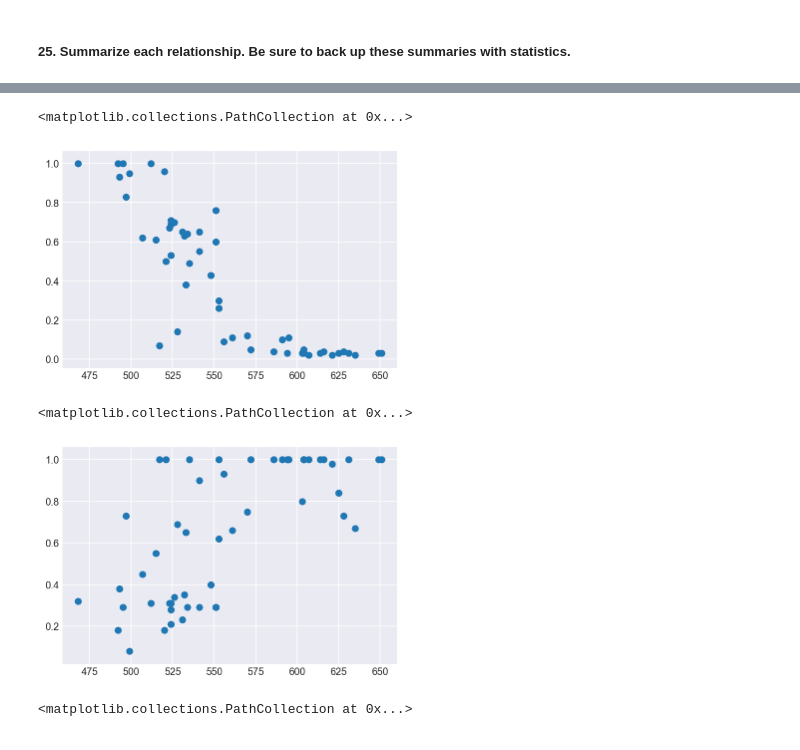
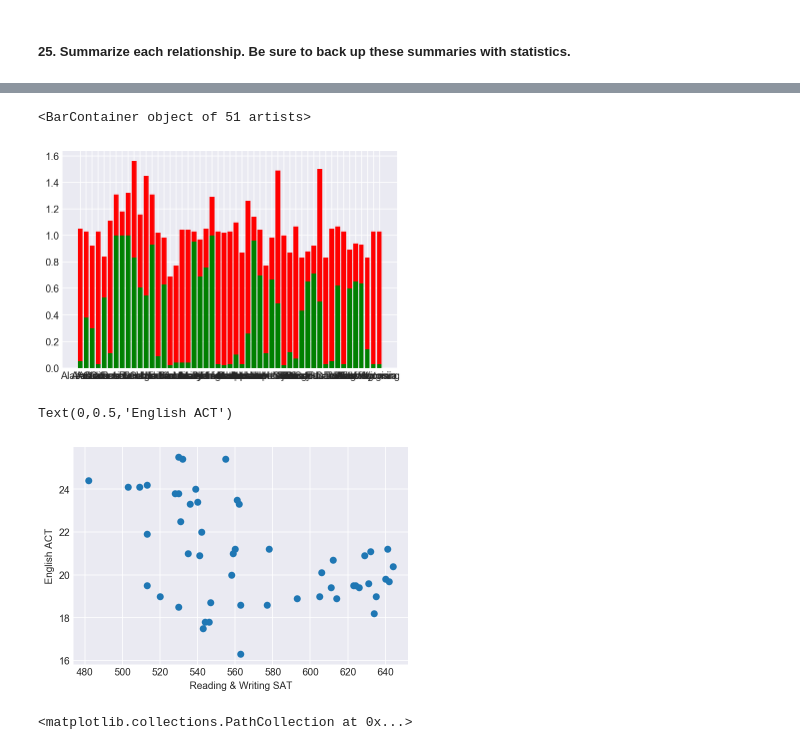
Before and after one commit to harryconnelly/SAT-vs-ACT, a Jupyter notebook: code/starter-code.ipynb, the cells around one changed output, grey strips where cells are left out. Saved outputs shown, nothing was run; the diff lists cells and outputs as text; code cells hidden in the pictures.

```diff
--- a/code/starter-code.ipynb
+++ b/code/starter-code.ipynb
@@ -679,3 +699,7 @@ df_merge[df_merge.Participation_SAT<=.5]
 | 50 | 51 | Wyoming | 1.00 | 19.4 | 19.8 | 20.8 | 20.6 | ... |
 # %% [markdown]
 ## Step 3: Visualize the data
+# %%
+df_merge['Twostatesadded'] = df_merge['Participation_SAT'] + df_merge['Participation_ACT']
+# %%
+df_merge=df_merge.assign(TwoStatesAdded=df_merge['Twostatesadded'], )
@@ -918,0 +991,2 @@ plt.scatter(df_merge['Math_SAT'], df_merge['Math_ACT'])
+# %%
+df_merge['bothadded'] = df_merge['Participation_SAT'] + df_merge['Participation_ACT']
@@ -919,15 +1013,18 @@ plt.scatter(df_merge['Math_SAT'], df_merge['Math_ACT'])
 # %%
 #math sat and participation sat scatterplot
-plt.scatter(df_merge['Math_SAT'], df_merge['Participation_SAT'])
+plt.bar(df_merge['State'], df_merge['bothadded'], color='red')
+plt.bar(df_merge['State'], df_merge['Participation_SAT'], color='green')
 # %% [output]
-<matplotlib.collections.PathCollection at 0x...>
+<BarContainer object of 51 artists>
-[figure, old version]
+[figure, new version]
 # %%
 #math sat and participation act scatterplot
-plt.scatter(df_merge['Math_SAT'], df_merge['Participation_ACT'])
+plt.scatter(df_merge['Reading_Writing_SAT'], df_merge['English_ACT'])
+plt.xlabel('Reading & Writing SAT')
+plt.ylabel('English ACT')
 # %% [output]
-<matplotlib.collections.PathCollection at 0x...>
+Text(0,0.5,'English ACT')
-[figure, old version]
+[figure, new version]
 # %%
 plt.scatter(df_merge['Math_ACT'], df_merge['Participation_ACT'])
 # %% [output]
```
Also changed, not shown: parts of 6 cells of this notebook, 1 other file.
